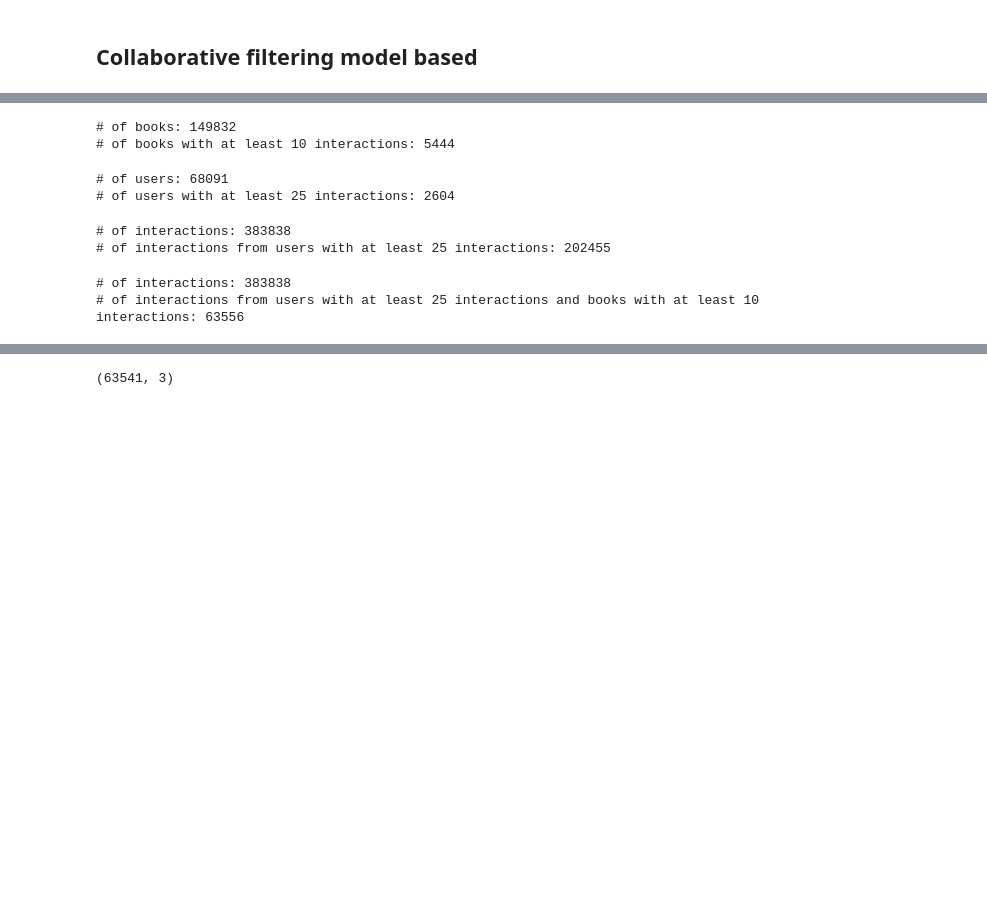
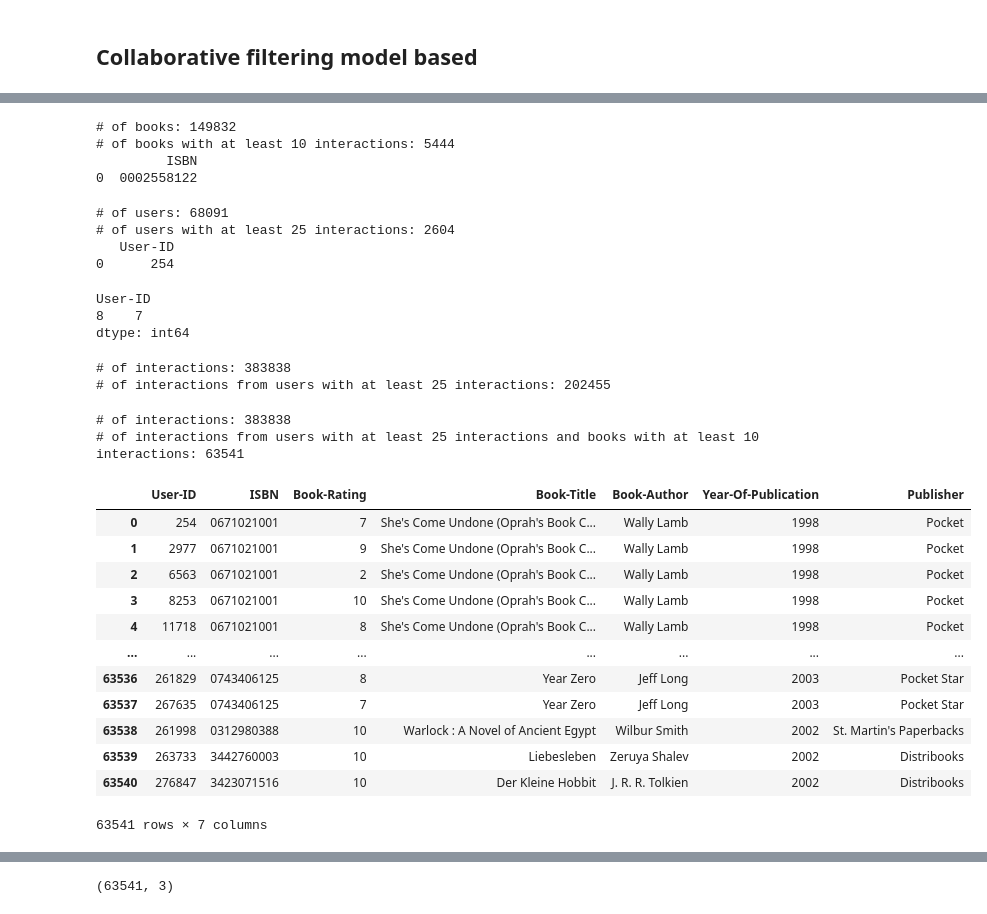
Before and after one commit to saurabhshinkar/BRS, a Jupyter notebook: Book_Recommendation_System_Saurabh_Shinkar.ipynb, the cells around one changed output, grey strips where cells are left out. Drawn from its saved outputs; the diff is of its cells as text; code cells hidden in the pictures; blank space fills up the shorter version.

```diff
--- a/Book_Recommendation_System_Saurabh_Shinkar.ipynb
+++ b/Book_Recommendation_System_Saurabh_Shinkar.ipynb
@@ -715,24 +751,38 @@ merged.head(2)
 # %%
-books_interactions_count_df = merged.groupby(['ISBN', 'User-ID']).size().groupby('ISBN').size()
+# Books that rated by atleast 10 users
+books_interactions_count_df = df.groupby(['ISBN', 'User-ID']).size().groupby('ISBN').size()
 print('# of books: %d' % len(books_interactions_count_df))
 
 books_with_enough_interactions_df = books_interactions_count_df[books_interactions_count_df >= 10].reset_index()[['ISBN']]
 print('# of books with at least 10 interactions: %d' % len(books_with_enough_interactions_df))
+print(books_with_enough_interactions_df.head(1))
 # %% [output]
 # of books: 149832
 # of books with at least 10 interactions: 5444
+         ISBN
+0  0002558122
 # %%
-users_interactions_count_df = merged.groupby(['User-ID', 'ISBN']).size().groupby('User-ID').size()
+#users which have rated atleast 25 different books
+users_interactions_count_df = df.groupby(['User-ID', 'ISBN']).size().groupby('User-ID').size()
 print('# of users: %d' % len(users_interactions_count_df))
 
 users_with_enough_interactions_df = users_interactions_count_df[users_interactions_count_df >= 25].reset_index()[['User-ID']]
 print('# of users with at least 25 interactions: %d' % len(users_with_enough_interactions_df))
+print(users_with_enough_interactions_df.head(1))
 # %% [output]
 # of users: 68091
 # of users with at least 25 interactions: 2604
+   User-ID
+0      254
+# %%
+users_interactions_count_df.head(1)
+# %% [output]
+User-ID
+8    7
+dtype: int64
 # %%
-print('# of interactions: %d' % len(merged))
-interactions_from_selected_users_df = merged.merge(users_with_enough_interactions_df,
+print('# of interactions: %d' % len(df))
+interactions_from_selected_users_df = df.merge(users_with_enough_interactions_df,
                how = 'right',
                on = 'User-ID')
 print('# of interactions from users with at least 25 interactions: %d' % len(interactions_from_selected_users_df))
@@ -740,12 +790,25 @@ print('# of interactions from users with at least 25 interactions: %d' % len(int
 # of interactions: 383838
 # of interactions from users with at least 25 interactions: 202455
 # %%
-print('# of interactions: %d' % len(merged))
-interactions_from_selected_books_and_users_df= interactions_from_selected_users_df.merge(books_with_enough_interactions_df,
-               how = 'right',
-               left_on = 'ISBN',
-               right_on = 'ISBN')
+print('# of interactions: %d' % len(df))
+interactions_from_selected_books_and_users_df= interactions_from_selected_users_df.merge(books_with_enough_interactions_df, on = 'ISBN')
 print('# of interactions from users with at least 25 interactions and books with at least 10 interactions: %d' % len(interactions_from_selected_books_and_users_df))
 # %% [output]
 # of interactions: 383838
-# of interactions from users with at least 25 interactions and books with at least 10 interactions: 63556
+# of interactions from users with at least 25 interactions and books with at least 10 interactions: 63541
+# %%
+interactions_from_selected_books_and_users_df
+# %% [output]
+|  | User-ID | ISBN | Book-Rating | Book-Title | Book-Author | Year-Of-Publication | Publisher |
+| 0 | 254 | 0671021001 | 7 | She's Come Undone (Oprah's Book C... | Wally Lamb | 1998 | Pocket |
+| 1 | 2977 | 0671021001 | 9 | She's Come Undone (Oprah's Book C... | Wally Lamb | 1998 | Pocket |
+| 2 | 6563 | 0671021001 | 2 | She's Come Undone (Oprah's Book C... | Wally Lamb | 1998 | Pocket |
+| 3 | 8253 | 0671021001 | 10 | She's Come Undone (Oprah's Book C... | Wally Lamb | 1998 | Pocket |
+| 4 | 11718 | 0671021001 | 8 | She's Come Undone (Oprah's Book C... | Wally Lamb | 1998 | Pocket |
+| ... | ... | ... | ... | ... | ... | ... | ... |
+| 63536 | 261829 | 0743406125 | 8 | Year Zero | Jeff Long | 2003 | Pocket Star |
+| 63537 | 267635 | 0743406125 | 7 | Year Zero | Jeff Long | 2003 | Pocket Star |
+| 63538 | 261998 | 0312980388 | 10 | Warlock : A Novel of Ancient Egypt | Wilbur Smith | 2002 | St. Martin's Paperbacks |
+| 63539 | 263733 | 3442760003 | 10 | Liebesleben | Zeruya Shalev | 2002 | Distribooks |
+| 63540 | 276847 | 3423071516 | 10 | Der Kleine Hobbit | J. R. R. Tolkien | 2002 | Distribooks |
+63541 rows × 7 columns
```
Also changed, not shown: parts of 62 cells of this notebook.
